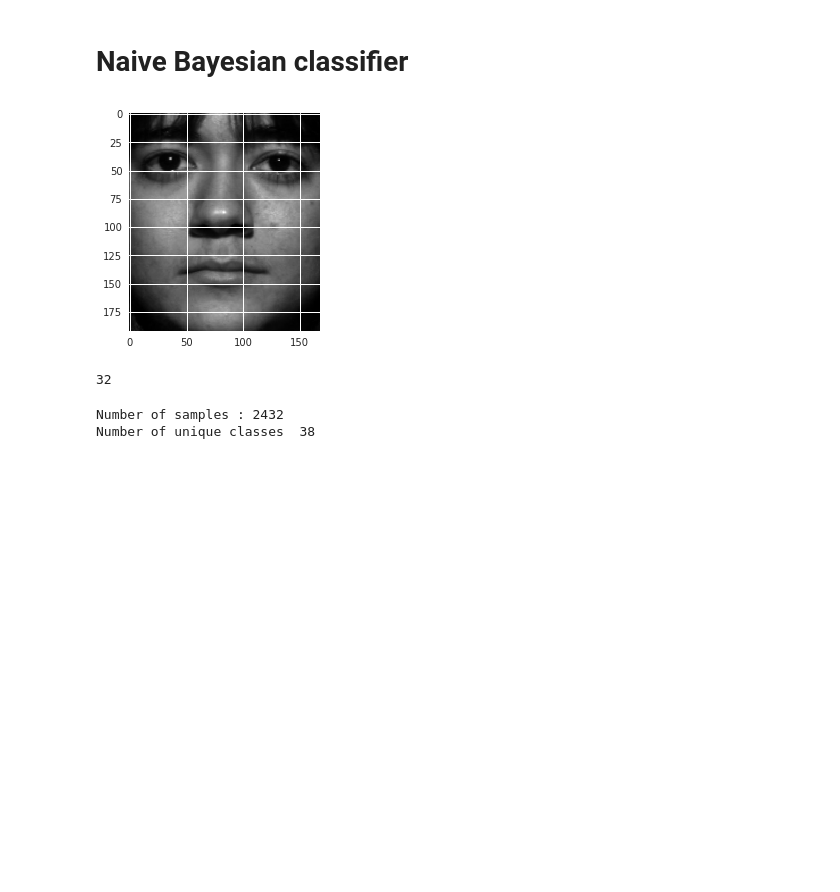
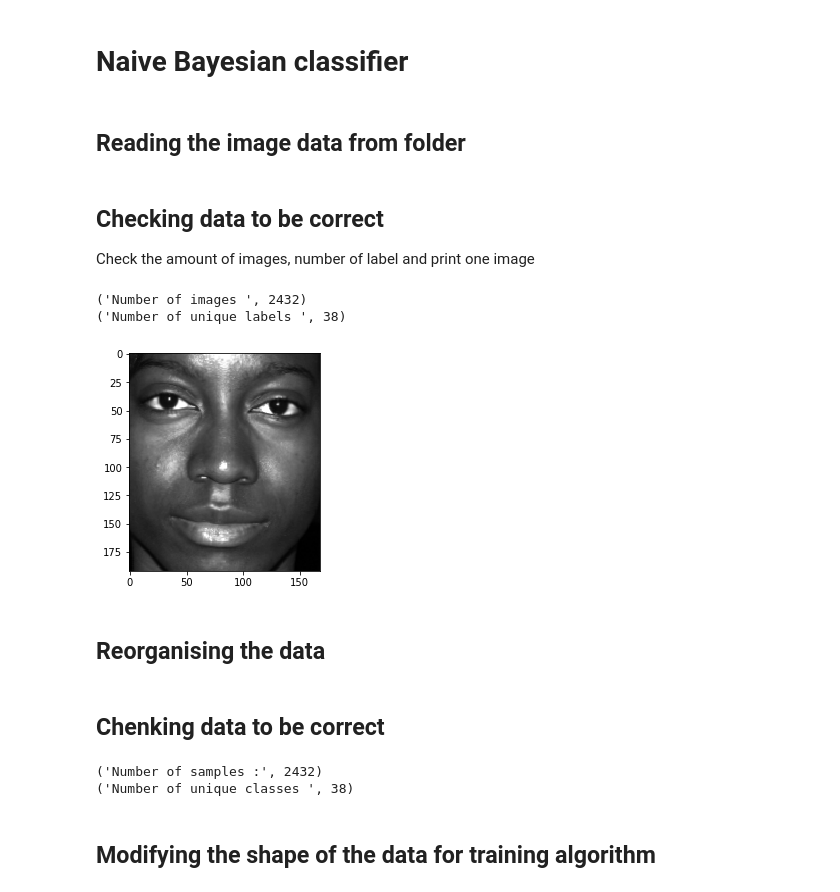
Before and after one commit to ivuorio/FaceClassifier, a Jupyter notebook: ClassifierBayes.ipynb, the cells around one changed output. Drawn from its saved outputs; the diff is of its cells as text; code cells hidden in the pictures; blank space fills up the shorter version.

```diff
--- a/ClassifierBayes.ipynb
+++ b/ClassifierBayes.ipynb
@@ -9,35 +8,40 @@ from sklearn.cross_validation import train_test_split
 import matplotlib.pyplot as plt
+# %% [markdown]
+## Reading the image data from folder
 # %%
-FolderPath = '../../Untitled Folder/yalefaces_crop/'
-DataPath = []
-
-#read all the images form the FolderPath folder
-for i in os.listdir(FolderPath):
-    #add all files to the DataPath
-    DataPath.append(os.path.join(base_path, i))
+#Variable for the folder path
+folderPath = '../Untitled Folder/yalefaces_crop/'
+dataPath = []
+for i in os.listdir(folderPath):
+    if i != 'Readme.txt':
+        dataPath.append(os.path.join(folderPath, i))
 
 
-ImageData = []
-ImageLabels = []
-#print(DataPath)
+imData = []
+imLabels = []
 
-for file in DataPath:
-    #read image file
-    ImageIn = io.imread(file, as_grey=True)
-    #add image file to an array
-    ImageData.append(ImageIn)
-    #parse image label
-    LabelIn = int(os.path.split(file)[1].split("B")[1].split("_")[0]) #.replace("subject", "")) - 1 # Parse class label from file
-    #add image label to an array
-    ImageLabels.append(LabelIn)
+for file in dataPath:
+    imRead = io.imread(file, as_grey=True)
+    imData.append(imRead)
+    labelRead = int(os.path.split(file)[1].split("B")[1].split("_")[0]) #.replace("subject", "")) - 1 # Parse class label from file
+    imLabels.append(labelRead)
-# %%
-#print a sample image from the data.
-i = np.random.randint(1,len(ImageData))
-Img = ImageData[i]
-plt.imshow(Img, cmap='gray')
-plt.show()
-print(ImageLabels[i])
-# %% [output]
-[figure, removed]
-32
+# %% [markdown]
+## Checking data to be correct
+Check the amount of images, number of label and print one image
+# %%
+#Number of pictures
+amount = len(imData)
+#image to be printed
+x = imData[np.random.randint(0,amount)]
+plt.imshow(x, cmap='gray')
+labels = len(np.unique(imLabels))
+print ('Number of images ', amount)
+print ('Number of unique labels ', labels)
+plt.show()
+# %% [output]
+('Number of images ', 2432)
+('Number of unique labels ', 38)
+[figure, added]
+# %% [markdown]
+## Reorganising the data
 # %%
@@ -48,7 +54,9 @@ x_train, x_test, y_train, y_test = train_test_split(x, y, train_size=0.20, rando
+# %% [markdown]
+## Chenking data to be correct
 # %%
 #Check that data is correct
-NumberOfXSamples = len(ImageData)
-NumberOfYSamples = len(ImageLabels)
+NumberOfXSamples = len(imData)
+NumberOfYSamples = len(imLabels)
 if NumberOfXSamples == NumberOfYSamples:
     print('Number of samples :', NumberOfXSamples)
 else:
@@ -58,8 +66,10 @@ else:
 NumberOfClasses = len(np.unique(y))
 print ('Number of unique classes ', NumberOfClasses)
 # %% [output]
-Number of samples : 2432
-Number of unique classes  38
+('Number of samples :', 2432)
+('Number of unique classes ', 38)
+# %% [markdown]
+## Modifying the shape of the data for training algorithm
 # %%
 x_train = x_train.astype('float32')
 x_test = x_test.astype('float32')
```
Also changed, not shown: parts of 20 cells of this notebook, 31 other files.
